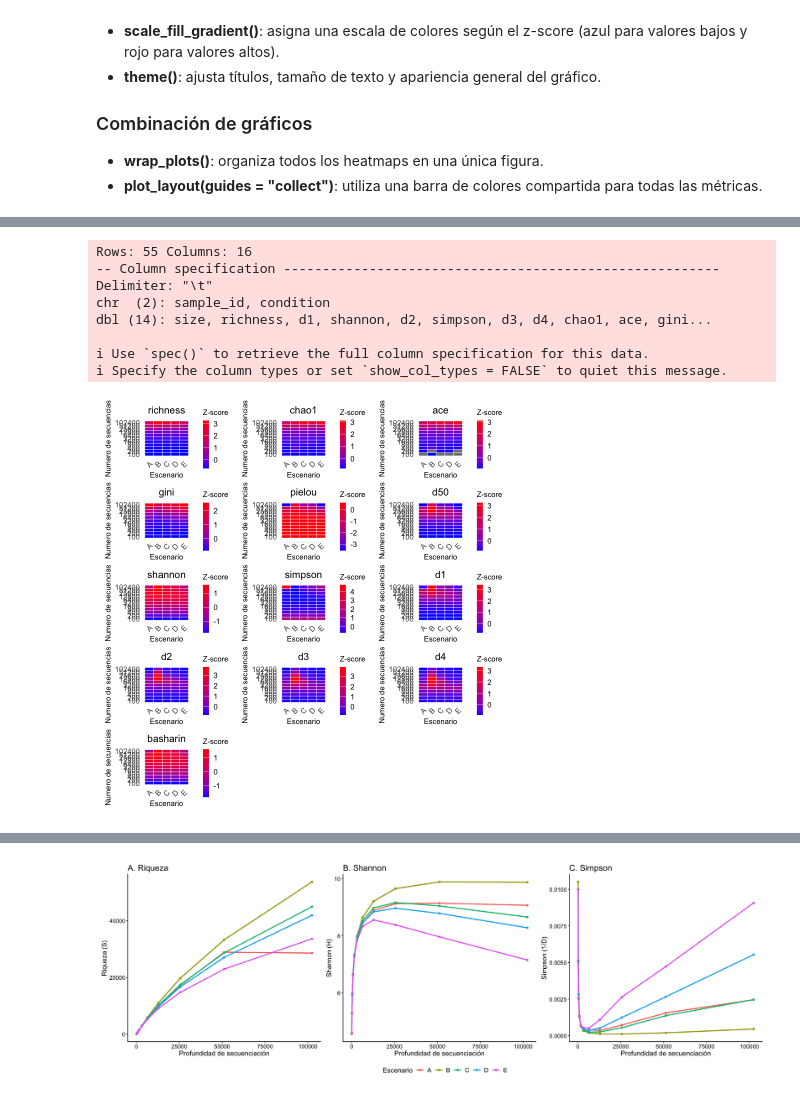
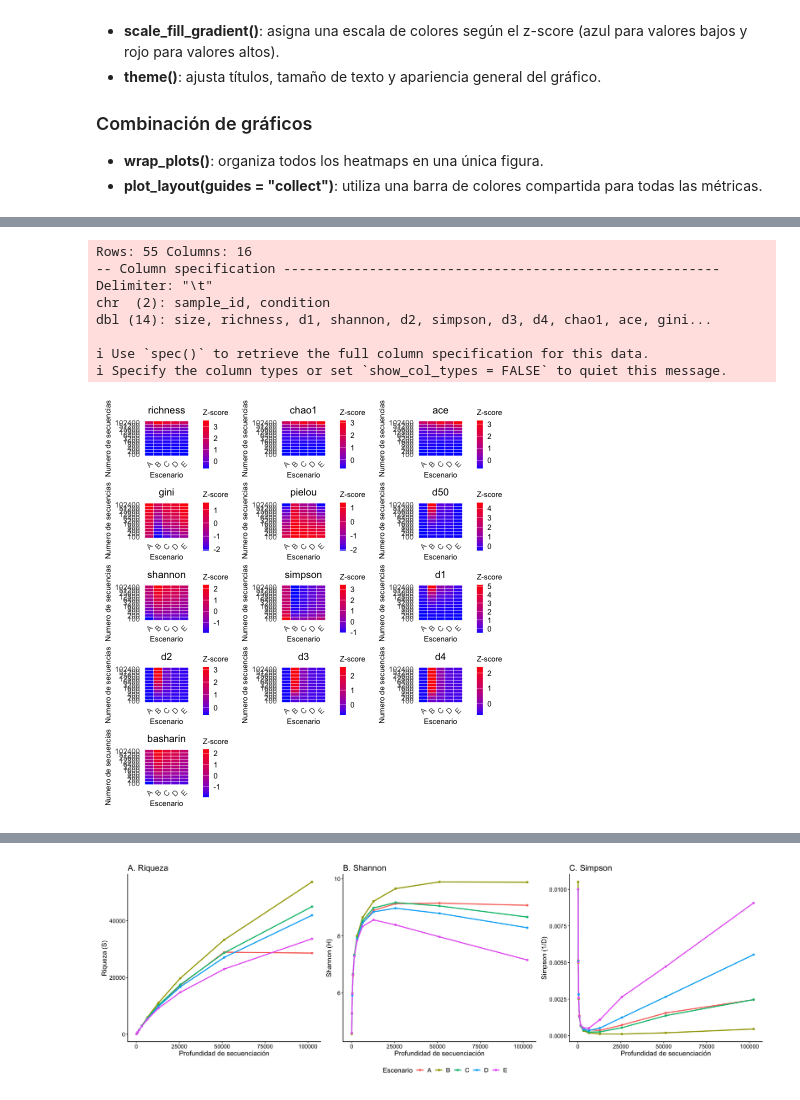
Before and after one commit to sofiacardenase/tesisbioinf-sofia, a Jupyter notebook: notebooks/plots_diversity.ipynb, the cells around one changed output, grey strips where cells are left out. Saved outputs shown, nothing was run; the diff lists cells and outputs as text; code cells hidden in the pictures.

```diff
--- a/notebooks/plots_diversity.ipynb
+++ b/notebooks/plots_diversity.ipynb
@@ -89,7 +89,7 @@ library(ggplot2)
 library(patchwork)
 
 # Leer datos
-df <- read_tsv("../results/diversity_matrix/diversity_matrix_A.tsv")
+df <- read_tsv("../results/diversity_matrix/diversity_matrix_DOWN.tsv")
 
 # Métricas que quieres usar
 metrics_keep <- c(
@@ -147,7 +147,7 @@ final_plot <- wrap_plots(plots, ncol = 4) +
 final_plot
 
 ggsave(
-  "heatmap_diversity_A.png",
+  "heatmap_diversity_DOWN.png",
   final_plot,
   width = 12,
   height = 12,
@@ -174,7 +183,7 @@ library(ggplot2)
 library(patchwork)
 
 # Leer datos
-df <- read_tsv("../results/diversity_matrix/diversity_matrix_A.tsv")
+df <- read_tsv("../results/diversity_matrix/diversity_matrix_DOWN.tsv")
 
 # Orden de las métricas
 metrics_keep <- c(
@@ -231,35 +240,35 @@ plots <- lapply(metrics_keep, function(m) {
     )
 })
 
 # Unir
 final_plot <- wrap_plots(
   plots,
   ncol = 3
 )
 
 # Mostrar
 final_plot
 
 # Guardar
 ggsave(
-  "heatmap_diversity_A.png",
+  "heatmap_diversity_DOWN.png",
   final_plot,
   width = 14,
   height = 20,
   units = "in",
   dpi = 300,
   limitsize = FALSE
 )
 # %% [output]
 Rows: 55 Columns: 16
 -- Column specification --------------------------------------------------------
 Delimiter: "\t"
 chr  (2): sample_id, condition
 dbl (14): size, richness, d1, shannon, d2, simpson, d3, d4, chao1, ace, gini...
 
 i Use `spec()` to retrieve the full column specification for this data.
 i Specify the column types or set `show_col_types = FALSE` to quiet this message.
-[figure, old version]
+[figure, new version]
 # %%
 library(readr)
 library(ggplot2)
```
Also changed, not shown: parts of 1 cell of this notebook, 26 other files.
